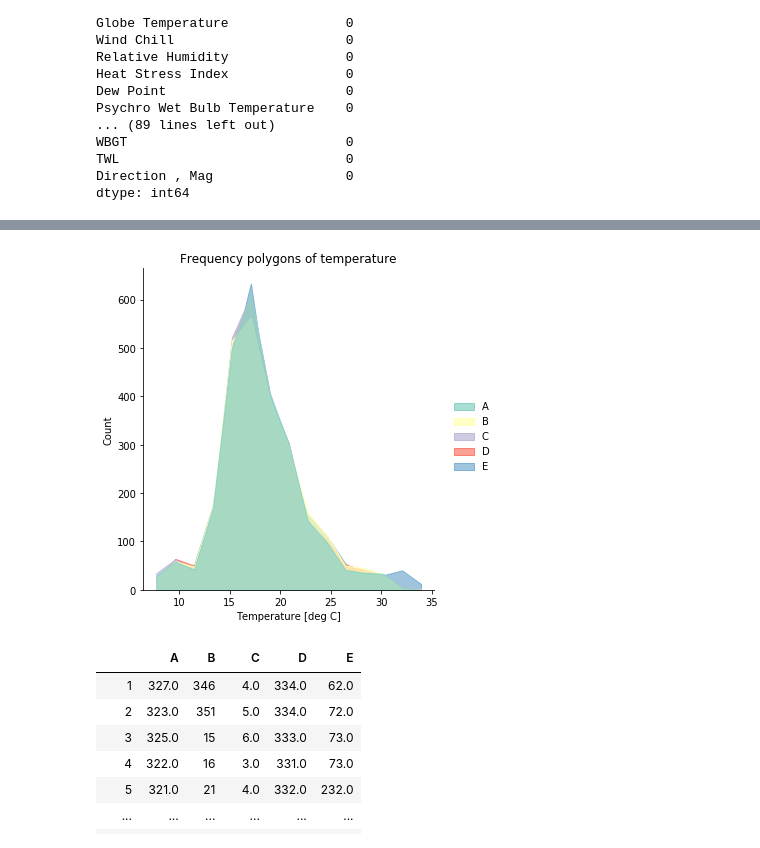
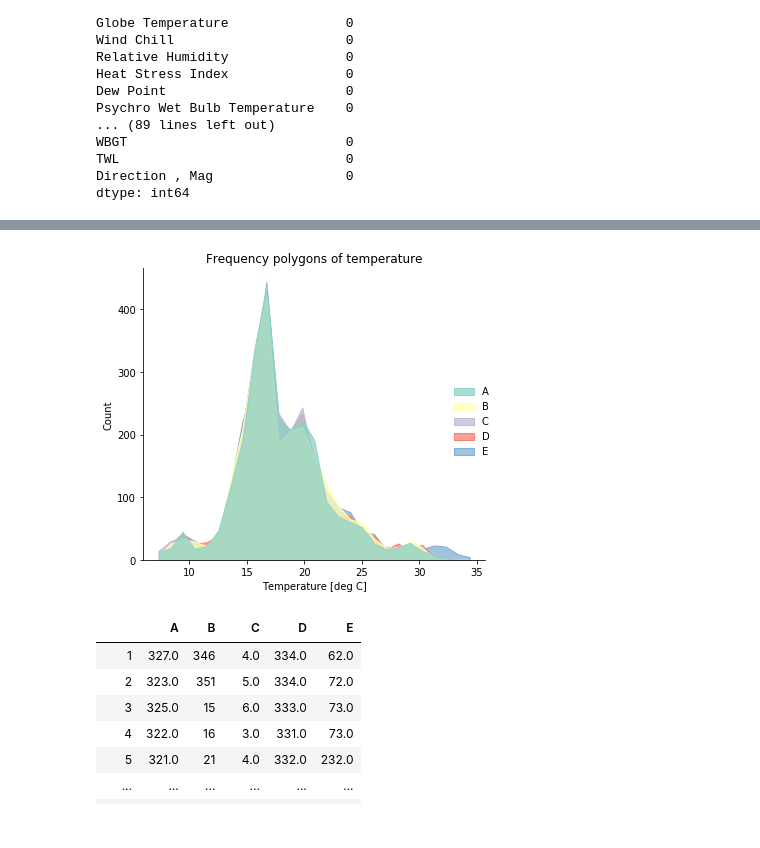
Before and after one commit to LouiseMerle/Assignment_1_GEO1001, a Jupyter notebook: Assignment_1.ipynb, the cells around one changed output, grey strips where cells are left out. Saved outputs shown, nothing was run; the diff lists cells and outputs as text; code cells hidden in the pictures.

```diff
--- a/Assignment_1.ipynb
+++ b/Assignment_1.ipynb
@@ -180,10 +215,10 @@ plt.savefig('Histogram of temperature per sensor with 5 bins')
 # %%
-ax = sns.displot(data=Temperature, element = 'poly', palette="Set3", bins = 15,
-                 multiple="stack")
+ax = sns.displot(data=Temperature, element = 'poly', palette="Set3", bins = 27)
 ax.set(title = 'Frequency polygons of temperature', xlabel = 'Temperature [deg C]')
+plt.tight_layout()
 plt.savefig('polygon hist temperature')
 # %% [output]
-[figure, old version]
+[figure, new version]
 # %%
 wind_direction = pd.concat([sensor_a['Direction ‚ True'], sensor_b['Direction ‚ True'],
                         sensor_c['Direction ‚ True'], sensor_d['Direction ‚ True'],
```
Also changed, not shown: parts of 24 cells of this notebook, 35 other files.
